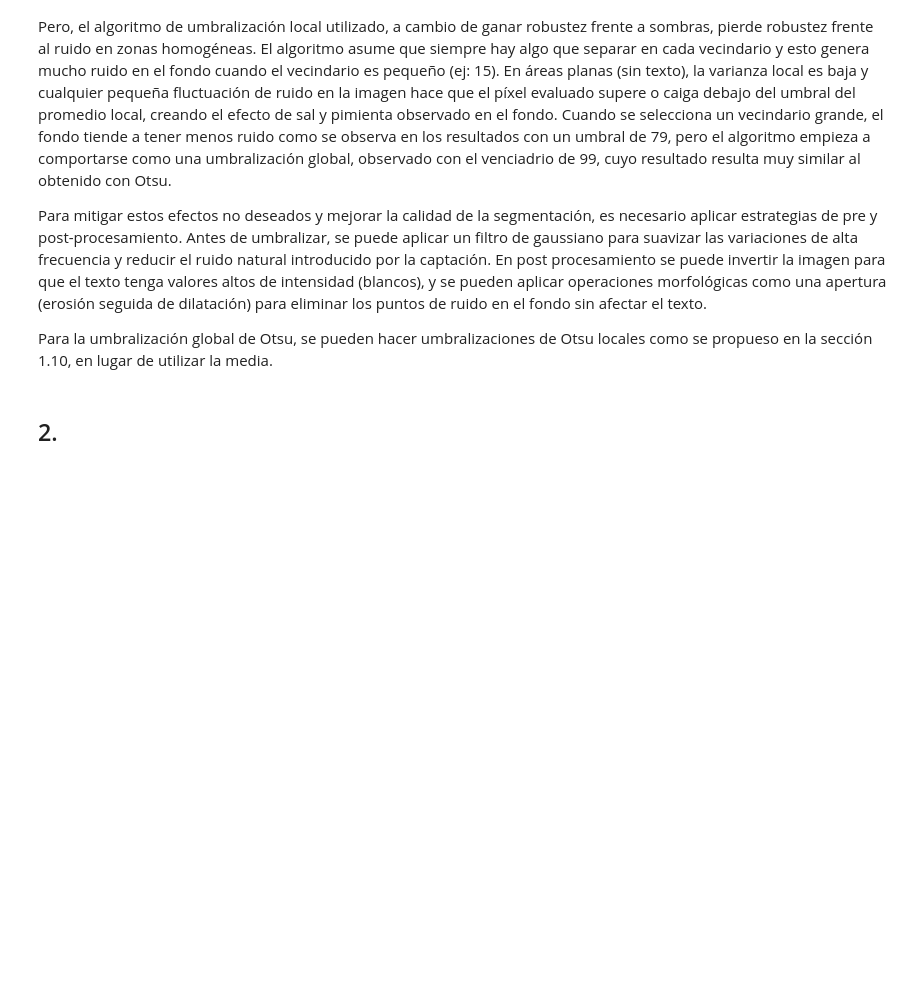
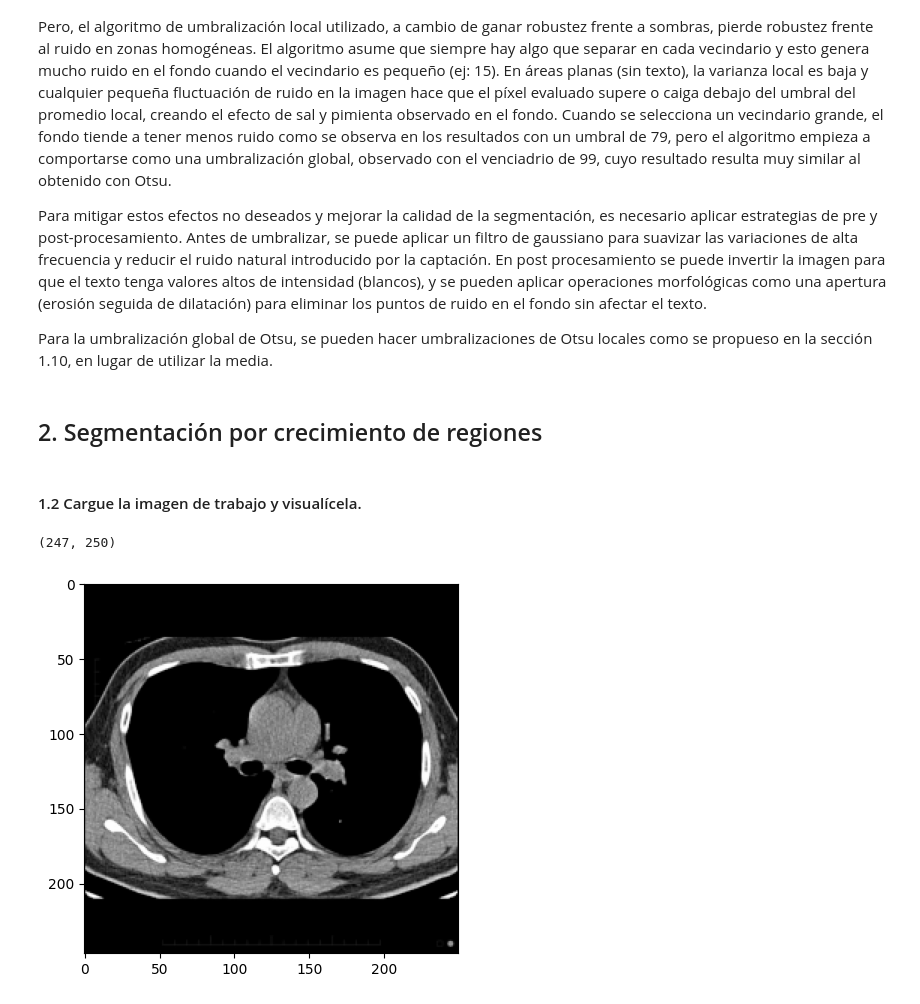
Before and after one commit to davidtobonm/talleres-imagenes-y-vision, a Jupyter notebook: Taller_3/Taller3_David.ipynb, the cells around one changed output. Cells and saved outputs as stored; diff of their text form; code cells hidden in the pictures; blank space fills up the shorter version.

```diff
--- a/Taller_3/Taller3_David.ipynb
+++ b/Taller_3/Taller3_David.ipynb
@@ -496,4 +496,14 @@ Para mitigar estos efectos no deseados y mejorar la calidad de la segmentación,
 
 Para la umbralización global de Otsu, se pueden hacer umbralizaciones de Otsu locales como se propueso en la sección 1.10, en lugar de utilizar la media.
 # %% [markdown]
-## 2.
+## 2. Segmentación por crecimiento de regiones
+# %% [markdown]
+#### 1.2 Cargue la imagen de trabajo y visualícela.
+# %%
+chest_img = cv2.imread("images/CHEST.png", cv2.IMREAD_GRAYSCALE)
+print(chest_img.shape)
+plt.imshow(chest_img, cmap="gray")
+plt.show()
+# %% [output]
+(247, 250)
+[figure, added]
```
Also changed, not shown: parts of 13 cells of this notebook, 2 other files.
